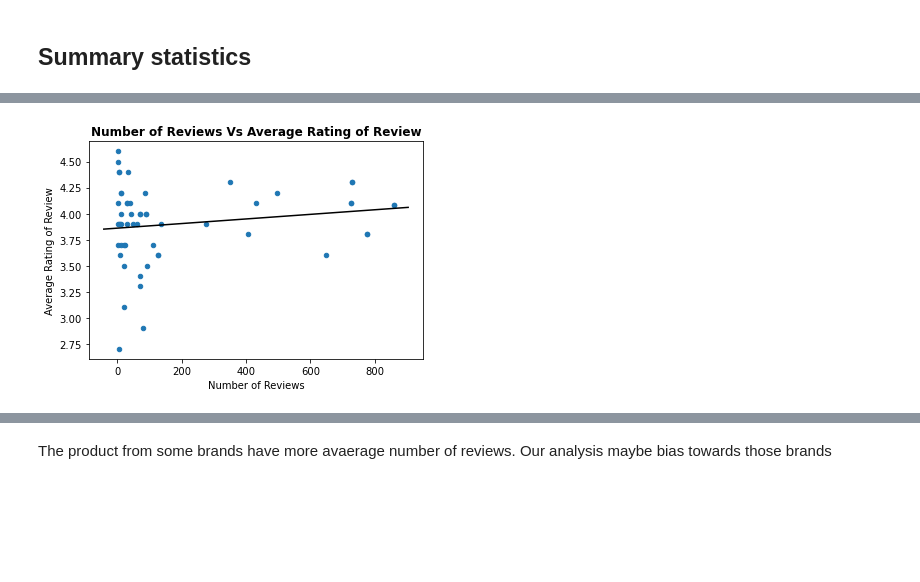
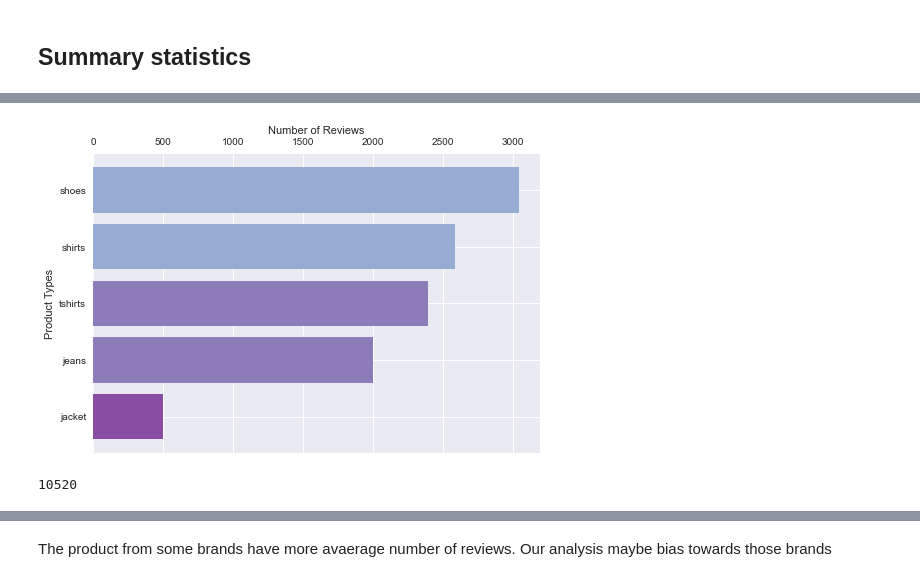
Before and after one commit to lydiachaukc/stat2453_project1, a Jupyter notebook: descriptive_analysis.ipynb, the cells around one changed output, grey strips where cells are left out. Cells and saved outputs as stored; diff of their text form; code cells hidden in the pictures; blank space fills up the shorter version.

```diff
--- a/descriptive_analysis.ipynb
+++ b/descriptive_analysis.ipynb
@@ -75,12 +78,0 @@ summary_statistic.drop("average_rating_of_reviews", axis=1)
-# %%
-scatter_plot = summary_statistic.plot.scatter("number_of_reviews", "average_rating_of_reviews")
-model1 = sm.OLS(summary_statistic["average_rating_of_reviews"], sm.add_constant(summary_statistic["number_of_reviews"])).fit()
-x = np.linspace(*scatter_plot.get_xlim()).T
-pltline = plt.plot(x, model1.predict(sm.add_constant(x)), '-k')
-
-plt.title('Number of Reviews Vs Average Rating of Review',fontweight="bold")
-plt.xlabel('Number of Reviews')
-plt.ylabel('Average Rating of Review')
-plt.show()
-# %% [output]
-[figure, removed]
@@ -86,0 +82,19 @@ plt.show()
+# %%
+data_to_plot = summary_statistic.groupby("product_type").sum()["number_of_reviews"]
+
+mpl.style.use('seaborn')
+data_to_plot = data_to_plot.sort_values()
+fig, ax = plt.subplots()
+ax.xaxis.set_label_position('top')
+ax.xaxis.tick_top()
+#plt.barh(data_to_plot.index, data_to_plot, facecolor='steelblue', alpha=0.8)
+plt.barh(data_to_plot.index, data_to_plot, color=color_map(np.linspace(0.3, 0.6, num=len(data_to_plot.index))))
+plt.ylabel('Product Types')
+plt.xlabel('Number of Reviews')
+plt.show()
+# %% [output]
+[figure, added]
+# %%
+sum(data_to_plot)
+# %% [output]
+10520
```
Also changed, not shown: parts of 15 cells of this notebook, 13 other files.
